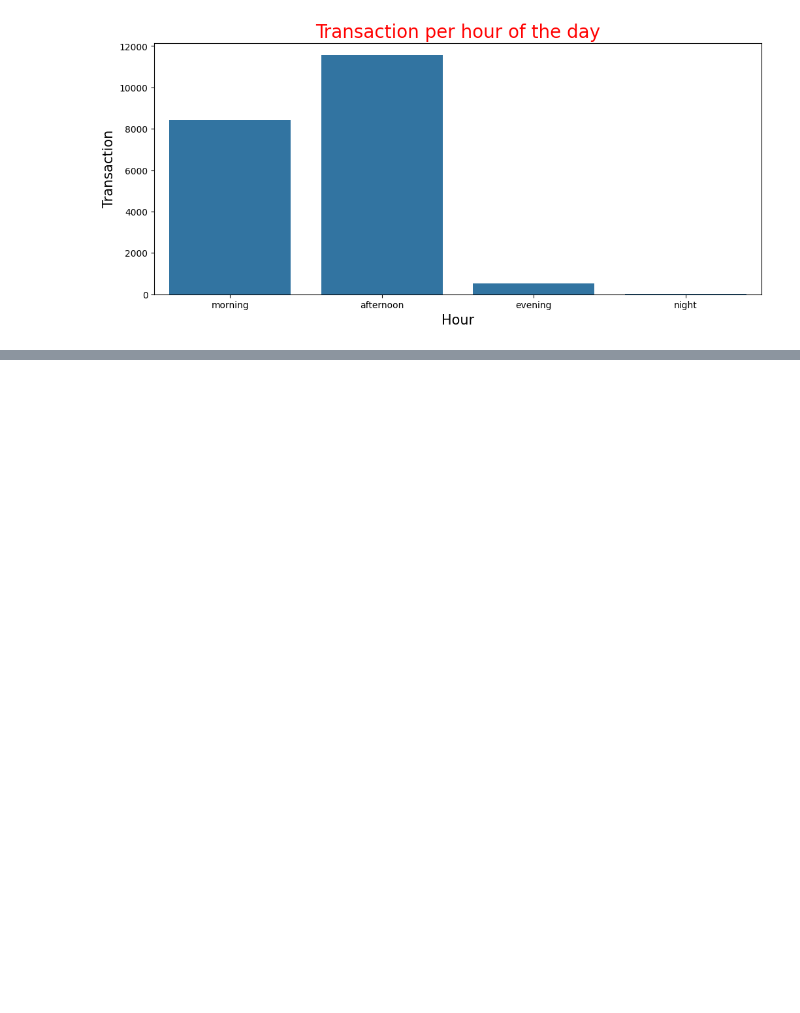
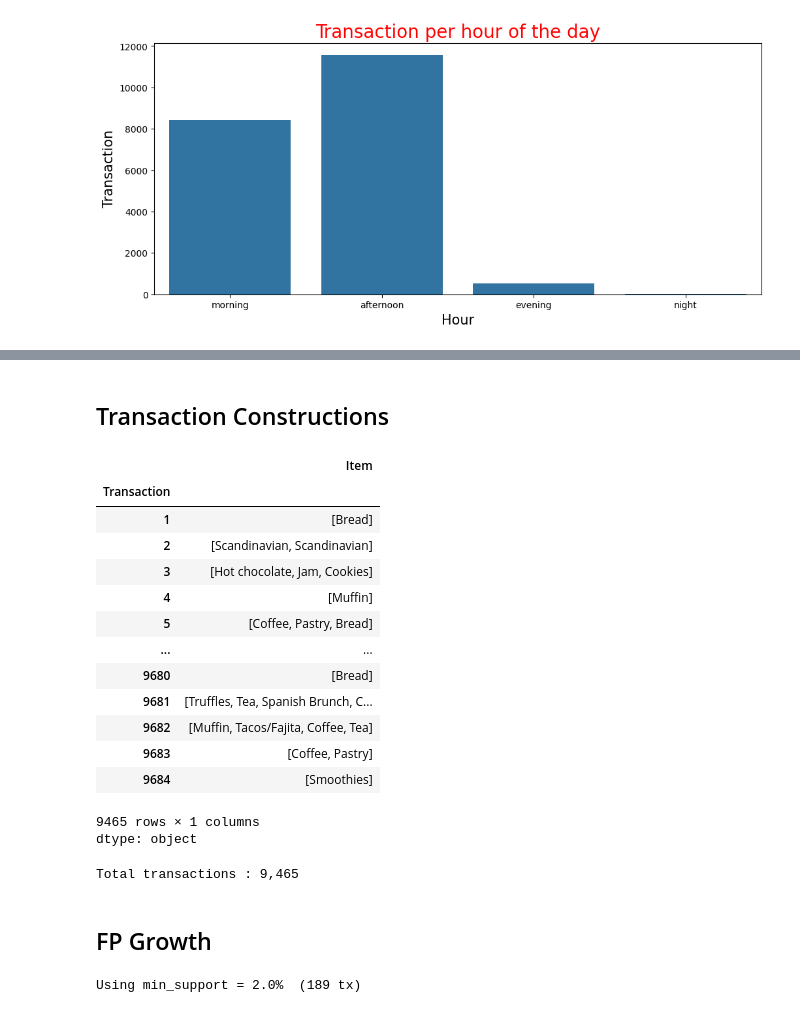
Before and after one commit to mmilannaik/BigOCheatSheet, a Jupyter notebook: HM_03_Retail_MBA.ipynb, the cells around one changed output, grey strips where cells are left out. Cells and saved outputs as stored; diff of their text form; code cells hidden in the pictures; blank space fills up the shorter version.

```diff
--- a/HM_03_Retail_MBA.ipynb
+++ b/HM_03_Retail_MBA.ipynb
@@ -225,0 +279,21 @@ plt.show()
+# %% [markdown]
+## Transaction Constructions
+# %%
+grouped = df.groupby('Transaction')['Item'].apply(list)
+grouped
+# %% [output]
+|  | Item |
+| Transaction |  |
+| 1 | [Bread] |
+| 2 | [Scandinavian, Scandinavian] |
+| 3 | [Hot chocolate, Jam, Cookies] |
+| 4 | [Muffin] |
+| 5 | [Coffee, Pastry, Bread] |
+| ... | ... |
+| 9680 | [Bread] |
+| 9681 | [Truffles, Tea, Spanish Brunch, C... |
+| 9682 | [Muffin, Tacos/Fajita, Coffee, Tea] |
+| 9683 | [Coffee, Pastry] |
+| 9684 | [Smoothies] |
+9465 rows × 1 columns
+dtype: object
@@ -225,0 +304,15 @@ plt.show()
+# %%
+T = len(transactions)
+print(f"Total transactions : {T:,}")
+# %% [output]
+Total transactions : 9,465
+# %% [markdown]
+## FP Growth
+# %%
+MIN_SUP_REL = 0.02        # 2% relative support
+MIN_SUP_ABS = max(2, int(MIN_SUP_REL * T))
+print(f"Using min_support = {MIN_SUP_REL*100:.1f}%  ({MIN_SUP_ABS} tx)")
+patterns = pyfpgrowth.find_frequent_patterns(transactions, MIN_SUP_ABS)
+pattern_counts = {frozenset(k if isinstance(k, tuple) else (k,)): v for k, v in patterns.items()}
+# %% [output]
+Using min_support = 2.0%  (189 tx)
```
Also changed, not shown: parts of 15 cells of this notebook.
